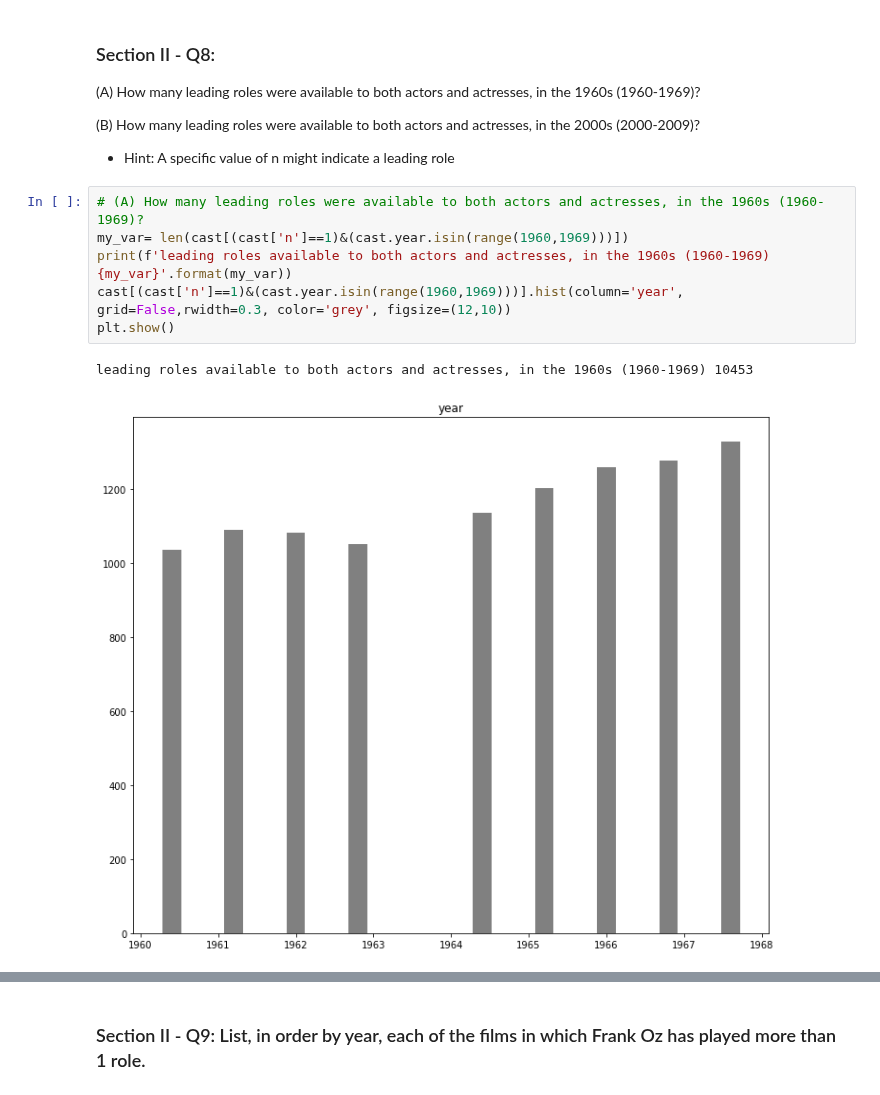
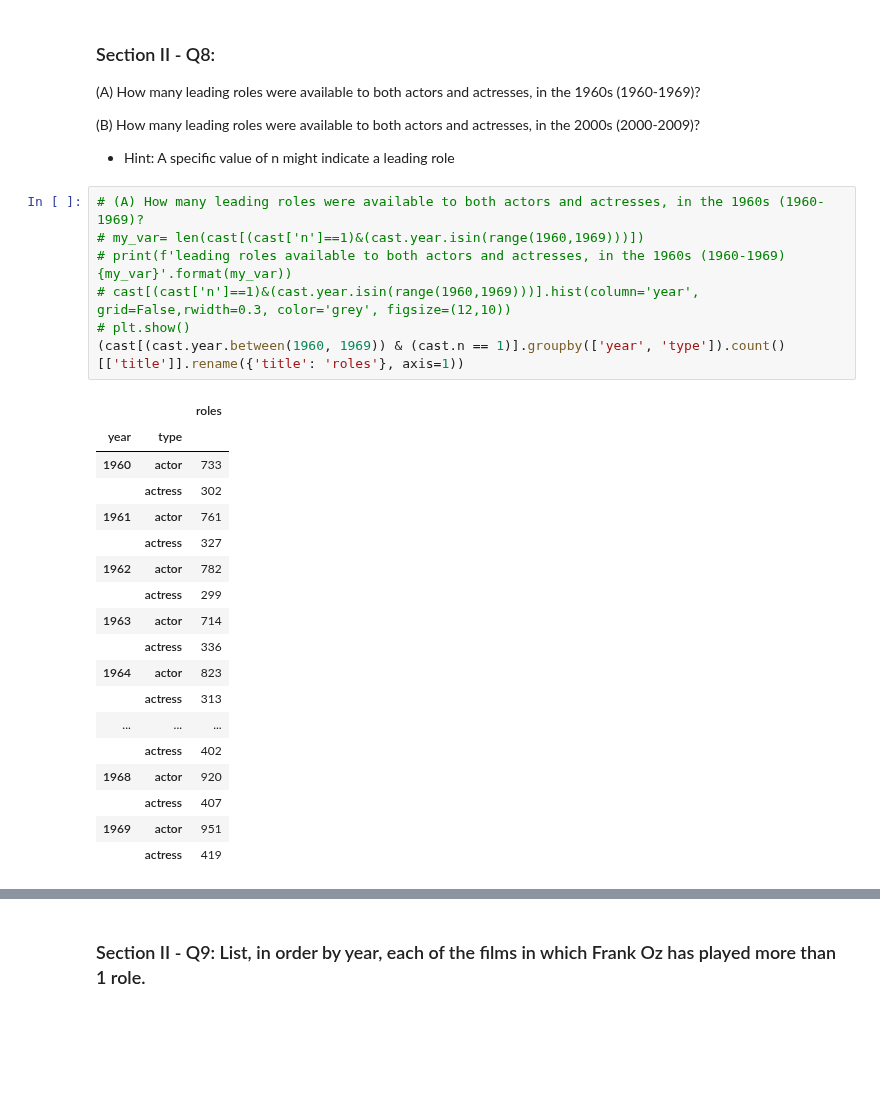
Before and after one commit to dantohe/Springboard, a Jupyter notebook: pandas/Mini_Project_Data_Wrangling_Pandas.ipynb, the cells around one changed output, grey strips where cells are left out. Drawn from its saved outputs; the diff is of its cells as text; blank space fills up the shorter version.

```diff
--- a/pandas/Mini_Project_Data_Wrangling_Pandas.ipynb
+++ b/pandas/Mini_Project_Data_Wrangling_Pandas.ipynb
@@ -585,13 +586,30 @@ plt.show()
 - Hint: A specific value of n might indicate a leading role
 # %%
 # (A) How many leading roles were available to both actors and actresses, in the 1960s (1960-1969)?
-my_var= len(cast[(cast['n']==1)&(cast.year.isin(range(1960,1969)))])
-print(f'leading roles available to both actors and actresses, in the 1960s (1960-1969) {my_var}'.format(my_var))
-cast[(cast['n']==1)&(cast.year.isin(range(1960,1969)))].hist(column='year', grid=False,rwidth=0.3, color='grey', figsize=(12,10))
-plt.show()
+# my_var= len(cast[(cast['n']==1)&(cast.year.isin(range(1960,1969)))])
+# print(f'leading roles available to both actors and actresses, in the 1960s (1960-1969) {my_var}'.format(my_var))
+# cast[(cast['n']==1)&(cast.year.isin(range(1960,1969)))].hist(column='year', grid=False,rwidth=0.3, color='grey', figsize=(12,10))
+# plt.show()
+(cast[(cast.year.between(1960, 1969)) & (cast.n == 1)].groupby(['year', 'type']).count()[['title']].rename({'title': 'roles'}, axis=1))
 # %% [output]
-leading roles available to both actors and actresses, in the 1960s (1960-1969) 10453
-[figure, removed]
+|  |  | roles |
+| year | type |  |
+| 1960 | actor | 733 |
+|  | actress | 302 |
+| 1961 | actor | 761 |
+|  | actress | 327 |
+| 1962 | actor | 782 |
+|  | actress | 299 |
+| 1963 | actor | 714 |
+|  | actress | 336 |
+| 1964 | actor | 823 |
+|  | actress | 313 |
+| ... | ... | ... |
+|  | actress | 402 |
+| 1968 | actor | 920 |
+|  | actress | 407 |
+| 1969 | actor | 951 |
+|  | actress | 419 |
 # %%
 # (B) How many leading roles were available to both actors and actresses, in the 2000s (2000-2009)?
 
```
Also changed, not shown: parts of 4 cells of this notebook.
